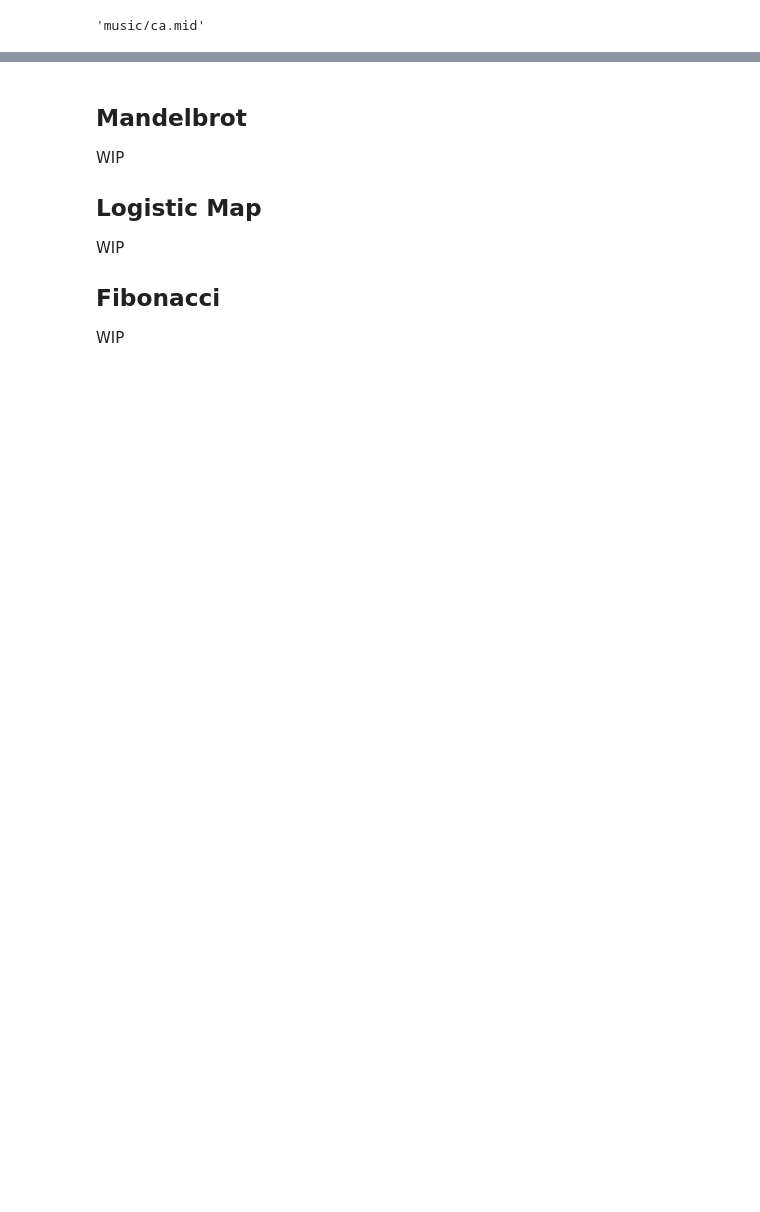
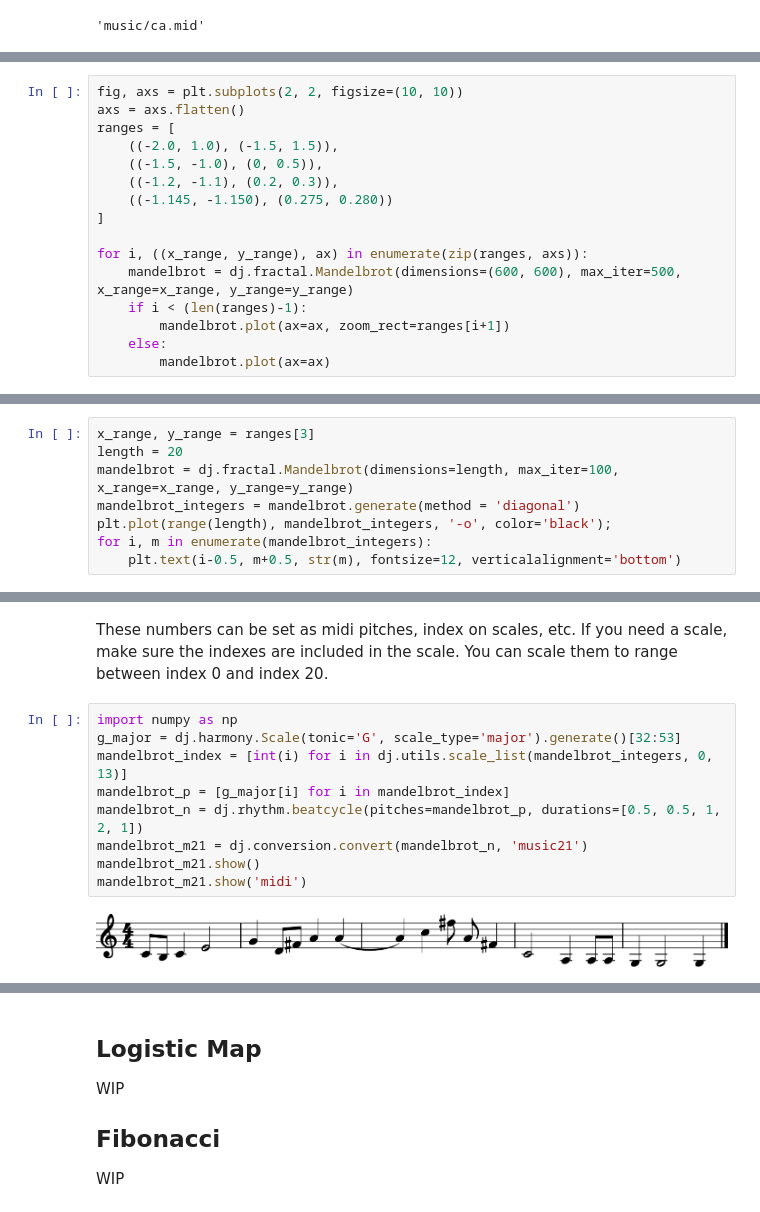
Before and after one commit to essicolo/djalgo, a Jupyter notebook: source/06_fractals.ipynb, the cells around one changed output, grey strips where cells are left out. Drawn from its saved outputs; the diff is of its cells as text; blank space fills up the shorter version.

Commit message:
Mandelbrot

```diff
--- a/source/06_fractals.ipynb
+++ b/source/06_fractals.ipynb
@@ -150,0 +161,16 @@ Because cellular automata generate repeating patterns, they perform nicely for r
+# %%
+fig, axs = plt.subplots(2, 2, figsize=(10, 10))
+axs = axs.flatten()
+ranges = [
+    ((-2.0, 1.0), (-1.5, 1.5)),
+    ((-1.5, -1.0), (0, 0.5)),
+    ((-1.2, -1.1), (0.2, 0.3)),
+    ((-1.145, -1.150), (0.275, 0.280))
+]
+
+for i, ((x_range, y_range), ax) in enumerate(zip(ranges, axs)):
+    mandelbrot = dj.fractal.Mandelbrot(dimensions=(600, 600), max_iter=500, x_range=x_range, y_range=y_range)
+    if i < (len(ranges)-1):
+        mandelbrot.plot(ax=ax, zoom_rect=ranges[i+1])
+    else:
+        mandelbrot.plot(ax=ax)
@@ -150,0 +181,8 @@ Because cellular automata generate repeating patterns, they perform nicely for r
+# %%
+x_range, y_range = ranges[3]
+length = 20
+mandelbrot = dj.fractal.Mandelbrot(dimensions=length, max_iter=100, x_range=x_range, y_range=y_range)
+mandelbrot_integers = mandelbrot.generate(method = 'diagonal')
+plt.plot(range(length), mandelbrot_integers, '-o', color='black');
+for i, m in enumerate(mandelbrot_integers):
+    plt.text(i-0.5, m+0.5, str(m), fontsize=12, verticalalignment='bottom')
@@ -150,0 +191,13 @@ Because cellular automata generate repeating patterns, they perform nicely for r
+# %% [markdown]
+These numbers can be set as midi pitches, index on scales, etc. If you need a scale, make sure the indexes are included in the scale. You can scale them to range between index 0 and index 20.
+# %%
+import numpy as np
+g_major = dj.harmony.Scale(tonic='G', scale_type='major').generate()[32:53]
+mandelbrot_index = [int(i) for i in dj.utils.scale_list(mandelbrot_integers, 0, 13)]
+mandelbrot_p = [g_major[i] for i in mandelbrot_index]
+mandelbrot_n = dj.rhythm.beatcycle(pitches=mandelbrot_p, durations=[0.5, 0.5, 1, 2, 1])
+mandelbrot_m21 = dj.conversion.convert(mandelbrot_n, 'music21')
+mandelbrot_m21.show()
+mandelbrot_m21.show('midi')
+# %% [output]
+[figure, added]
@@ -151,7 +205,5 @@ Because cellular automata generate repeating patterns, they perform nicely for r
 # %% [markdown]
-## Mandelbrot
 
-WIP
 
 ## Logistic Map
 
```
Also changed, not shown: parts of 7 cells of this notebook, 2 other files.
